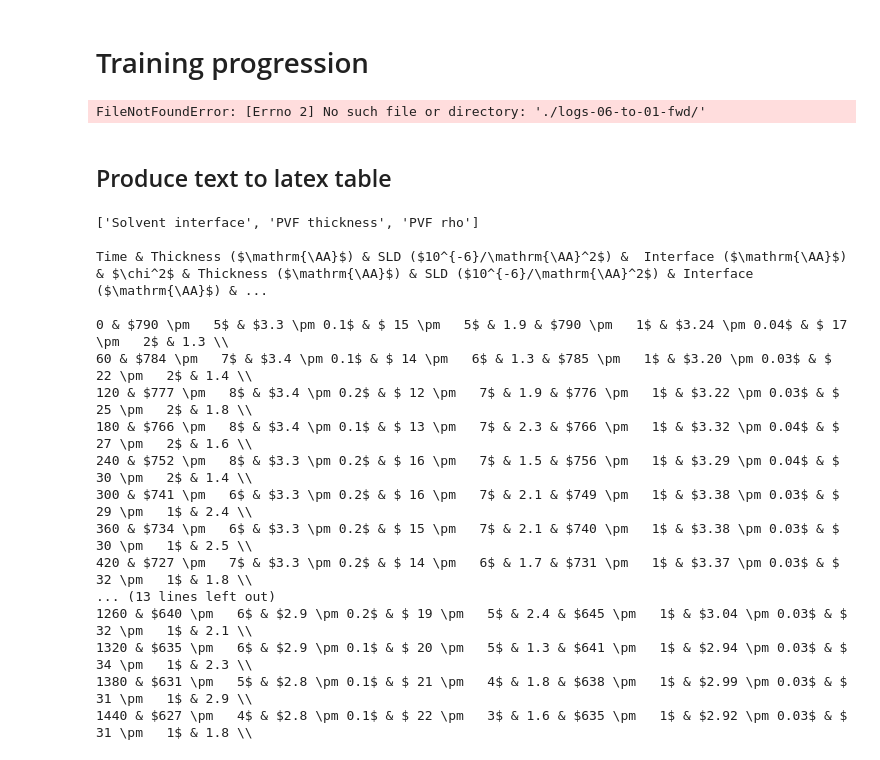
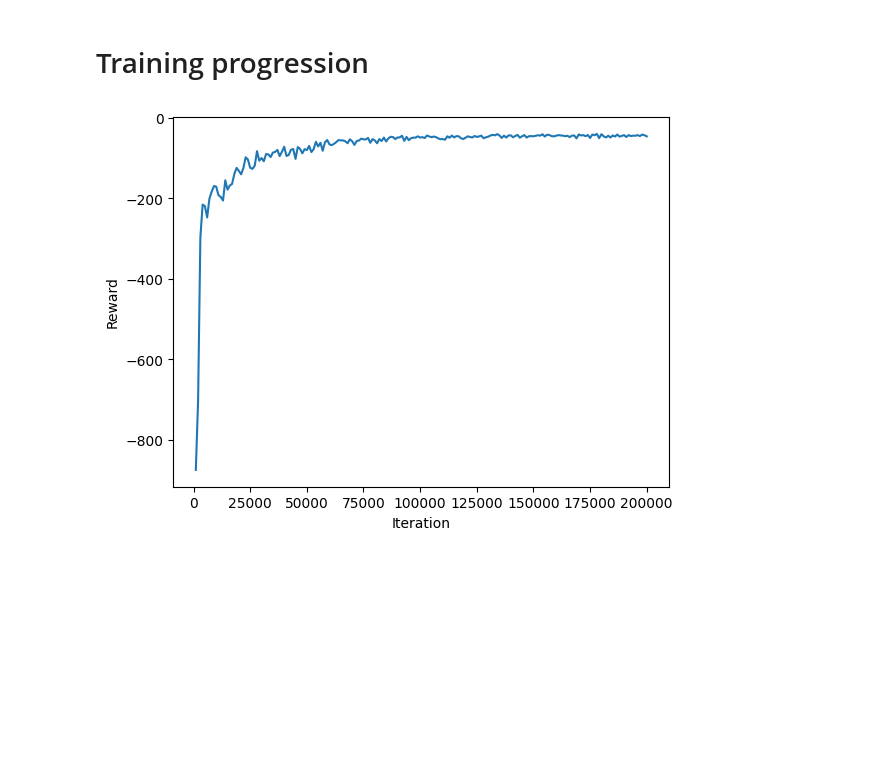
Before and after one commit to mdoucet/time-resolved-nr, a Jupyter notebook: notebooks/RL.ipynb, the cells around one changed output. Cells and saved outputs as stored; diff of their text form; code cells hidden in the pictures; blank space fills up the shorter version.

```diff
--- a/notebooks/RL.ipynb
+++ b/notebooks/RL.ipynb
@@ -303,7 +303,7 @@ Number of times: 25
 # Training progression
 # %%
 log_dir = "./logs-forward-no-final-state/"
-log_dir = "./logs-06-to-01-fwd/"
+log_dir = "./logs-06-to-01-fwd-2025/"
 _dir_list = os.listdir(log_dir)
 
 def evaluate(model):
@@ -312,95 +312,31 @@ def evaluate(model):
     obs, info = env.reset()
 
     chi2 = 0
     for i in range(n_times):
         action, _ = model.predict(obs, deterministic=True)
         chi2 += env.chi2
         obs, reward, terminated, truncated, info = env.step(action)
         episode_reward += reward
     return episode_reward
 
 itr_list = []
 reward_list = []
 
 for file in _dir_list:
     model = SAC.load(os.path.join(log_dir, file))
     reward = evaluate(model)
     iteration = int(file.replace("rl_model-forward_", "").replace("_steps.zip", ""))
     itr_list.append(iteration)
     reward_list.append(reward)
 
 itr_list = np.asarray(itr_list)
 reward_list = np.asarray(reward_list)
 idx = itr_list.argsort()
 
 fig = plt.figure(dpi=100)
 plt.plot(itr_list[idx], reward_list[idx])
 plt.xlabel('Iteration')
 plt.ylabel('Reward')
 plt.show()
 # %% [output]
-FileNotFoundError: [Errno 2] No such file or directory: './logs-06-to-01-fwd/'
+[figure, added]
-# %% [markdown]
-## Produce text to latex table
-# %%
-print(env.par_labels)
-print()
-
-# Add chi2
-
-table_str = "Time & Thickness ($\mathrm{\AA}$) & SLD ($10^{-6}/\mathrm{\AA}^2$) &  Interface ($\mathrm{\AA}$) & $\chi^2$ & "
-table_str += "Thickness ($\mathrm{\AA}$) & SLD ($10^{-6}/\mathrm{\AA}^2$) & Interface ($\mathrm{\AA}$) & $\chi^2$ \\\\ \n\n"
-
-# RL approach
-sld_values = pars[2]
-sld_err = errs[2]
-
-thick_values = pars[1]
-thick_err = errs[1]
-
-rough_values = pars[0]
-rough_err = errs[0]
-
-# Bayesian approach
-sld_values_b = bayes_fits['pvf_rho']
-sld_err_b = bayes_fits['pvf_rho_err']
-
-thick_values_b = bayes_fits['pvf_thickness']
-thick_err_b = bayes_fits['pvf_thickness_err']
-
-rough_values_b = bayes_fits['solvent_interface']
-rough_err_b = bayes_fits['solvent_interface_err']
-
-
-for i in range(pars.shape[1]):
-    table_str += "%g & " % _times[i]
-    table_str += "$%3.0f \pm %3.0f$ & $%3.1f \pm %3.1f$ & $%3.0f \pm %3.0f$ & %1.1f & " % (
-        thick_values[i], thick_err[i],
-        sld_values[i], sld_err[i],
-        rough_values[i], rough_err[i], chi2[i]
-    )
-    table_str += "$%3.0f \pm %3.0f$ & $%3.2f \pm %3.2f$ & $%3.0f \pm %3.0f$ & %1.1f \\\\ \n" % (
-        thick_values_b[i], thick_err_b[i],
-        sld_values_b[i], sld_err_b[i],
-        rough_values_b[i], rough_err_b[i], bayes_fits['chi2'][i]
-    )
-
-print(table_str)
-# %% [output]
-['Solvent interface', 'PVF thickness', 'PVF rho']
-
-Time & Thickness ($\mathrm{\AA}$) & SLD ($10^{-6}/\mathrm{\AA}^2$) &  Interface ($\mathrm{\AA}$) & $\chi^2$ & Thickness ($\mathrm{\AA}$) & SLD ($10^{-6}/\mathrm{\AA}^2$) & Interface ($\mathrm{\AA}$) & ...
-
-0 & $790 \pm   5$ & $3.3 \pm 0.1$ & $ 15 \pm   5$ & 1.9 & $790 \pm   1$ & $3.24 \pm 0.04$ & $ 17 \pm   2$ & 1.3 \\
-60 & $784 \pm   7$ & $3.4 \pm 0.1$ & $ 14 \pm   6$ & 1.3 & $785 \pm   1$ & $3.20 \pm 0.03$ & $ 22 \pm   2$ & 1.4 \\
-120 & $777 \pm   8$ & $3.4 \pm 0.2$ & $ 12 \pm   7$ & 1.9 & $776 \pm   1$ & $3.22 \pm 0.03$ & $ 25 \pm   2$ & 1.8 \\
-180 & $766 \pm   8$ & $3.4 \pm 0.1$ & $ 13 \pm   7$ & 2.3 & $766 \pm   1$ & $3.32 \pm 0.04$ & $ 27 \pm   2$ & 1.6 \\
-240 & $752 \pm   8$ & $3.3 \pm 0.2$ & $ 16 \pm   7$ & 1.5 & $756 \pm   1$ & $3.29 \pm 0.04$ & $ 30 \pm   2$ & 1.4 \\
-300 & $741 \pm   6$ & $3.3 \pm 0.2$ & $ 16 \pm   7$ & 2.1 & $749 \pm   1$ & $3.38 \pm 0.03$ & $ 29 \pm   1$ & 2.4 \\
-360 & $734 \pm   6$ & $3.3 \pm 0.2$ & $ 15 \pm   7$ & 2.1 & $740 \pm   1$ & $3.38 \pm 0.03$ & $ 30 \pm   1$ & 2.5 \\
-420 & $727 \pm   7$ & $3.3 \pm 0.2$ & $ 14 \pm   6$ & 1.7 & $731 \pm   1$ & $3.37 \pm 0.03$ & $ 32 \pm   1$ & 1.8 \\
-... (13 lines left out)
-1260 & $640 \pm   6$ & $2.9 \pm 0.2$ & $ 19 \pm   5$ & 2.4 & $645 \pm   1$ & $3.04 \pm 0.03$ & $ 32 \pm   1$ & 2.1 \\
-1320 & $635 \pm   6$ & $2.9 \pm 0.1$ & $ 20 \pm   5$ & 1.3 & $641 \pm   1$ & $2.94 \pm 0.03$ & $ 34 \pm   1$ & 2.3 \\
-1380 & $631 \pm   5$ & $2.8 \pm 0.1$ & $ 21 \pm   4$ & 1.8 & $638 \pm   1$ & $2.99 \pm 0.03$ & $ 31 \pm   1$ & 2.9 \\
-1440 & $627 \pm   4$ & $2.8 \pm 0.1$ & $ 22 \pm   3$ & 1.6 & $635 \pm   1$ & $2.92 \pm 0.03$ & $ 31 \pm   1$ & 1.8 \\
```
Also changed, not shown: 15 other files.
